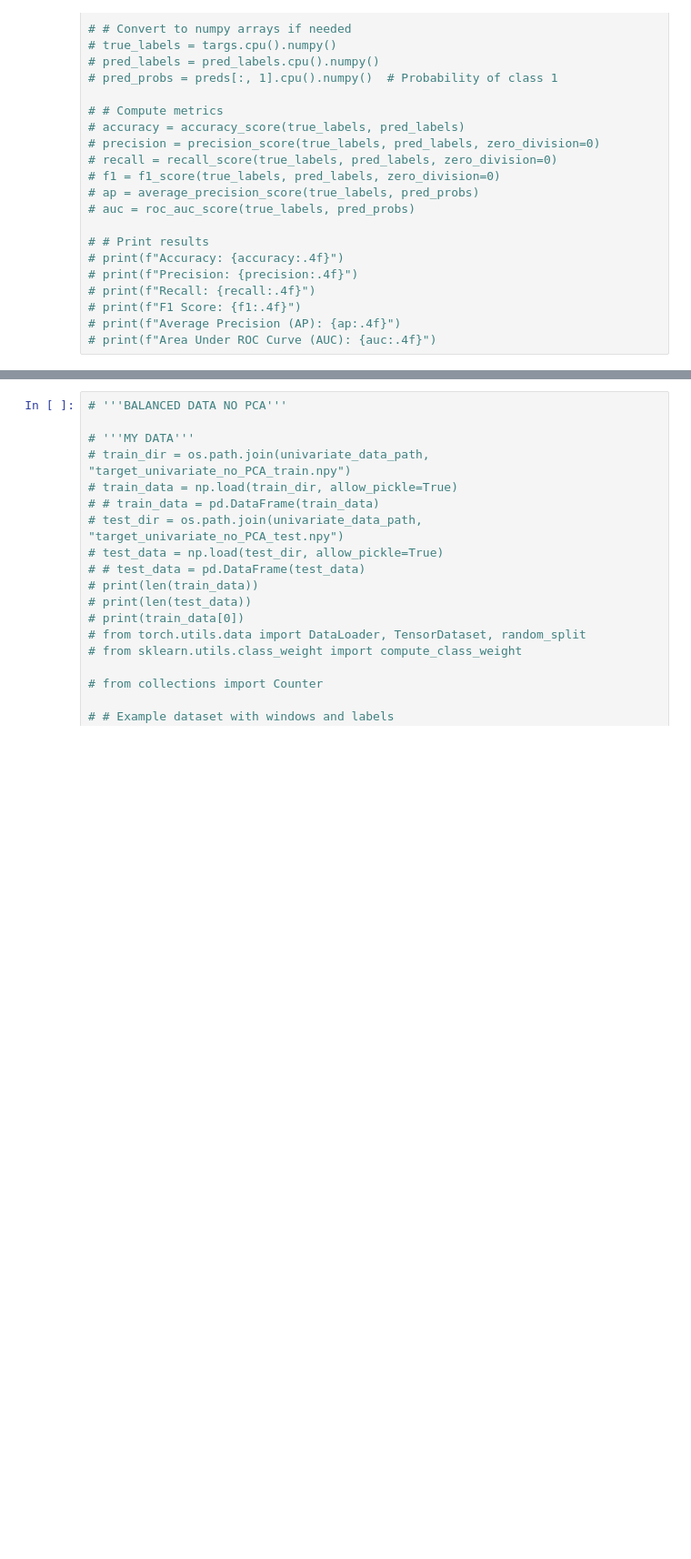
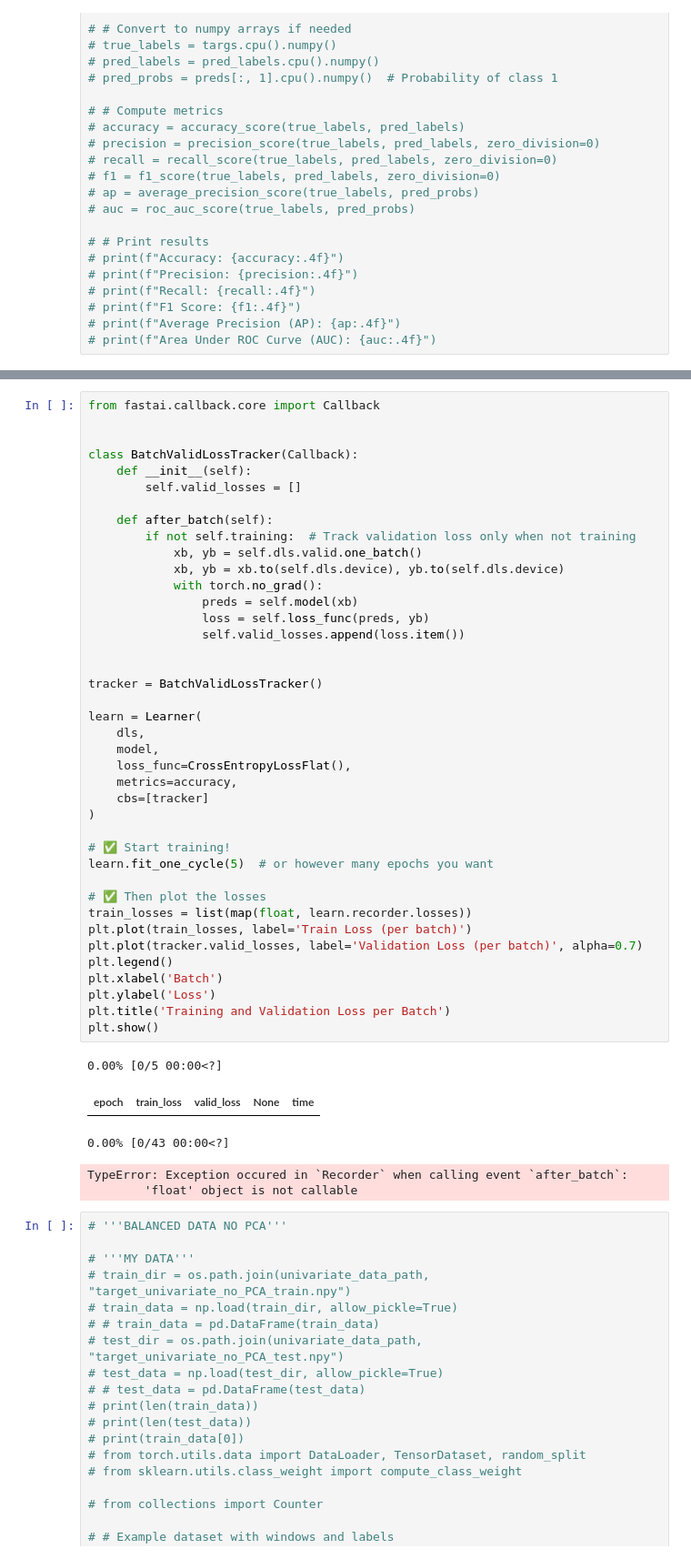
Before and after one commit to noorwertheim/Master-Thesis, a Jupyter notebook: notebooks/resnet.ipynb, the cells around one changed output, grey strips where cells are left out. Shown at 91% size. Drawn from its saved outputs; the diff is of its cells as text; blank space fills up the shorter version.

```diff
--- a/notebooks/resnet.ipynb
+++ b/notebooks/resnet.ipynb
@@ -396,3 +444,49 @@ Area Under ROC Curve (AUC): 0.5839
+# %%
+from fastai.callback.core import Callback
+
+
+class BatchValidLossTracker(Callback):
+    def __init__(self):
+        self.valid_losses = []
+
+    def after_batch(self):
+        if not self.training:  # Track validation loss only when not training
+            xb, yb = self.dls.valid.one_batch()
+            xb, yb = xb.to(self.dls.device), yb.to(self.dls.device)
+            with torch.no_grad():
+                preds = self.model(xb)
+                loss = self.loss_func(preds, yb)
+                self.valid_losses.append(loss.item())
+
+
+tracker = BatchValidLossTracker()
+
+learn = Learner(
+    dls,
+    model,
+    loss_func=CrossEntropyLossFlat(),
+    metrics=accuracy,
+    cbs=[tracker]
+)
+
+# ✅ Start training!
+learn.fit_one_cycle(5)  # or however many epochs you want
+
+# ✅ Then plot the losses
+train_losses = list(map(float, learn.recorder.losses))
+plt.plot(train_losses, label='Train Loss (per batch)')
+plt.plot(tracker.valid_losses, label='Validation Loss (per batch)', alpha=0.7)
+plt.legend()
+plt.xlabel('Batch')
+plt.ylabel('Loss')
+plt.title('Training and Validation Loss per Batch')
+plt.show()
+# %% [output]
+0.00% [0/5 00:00<?]
+| epoch | train_loss | valid_loss | None | time |
+0.00% [0/43 00:00<?]
+TypeError: Exception occured in `Recorder` when calling event `after_batch`:
+        'float' object is not callable
 # %%
 # '''BALANCED DATA NO PCA'''
 
```
Also changed, not shown: parts of 4 cells of this notebook, 3 other files.
